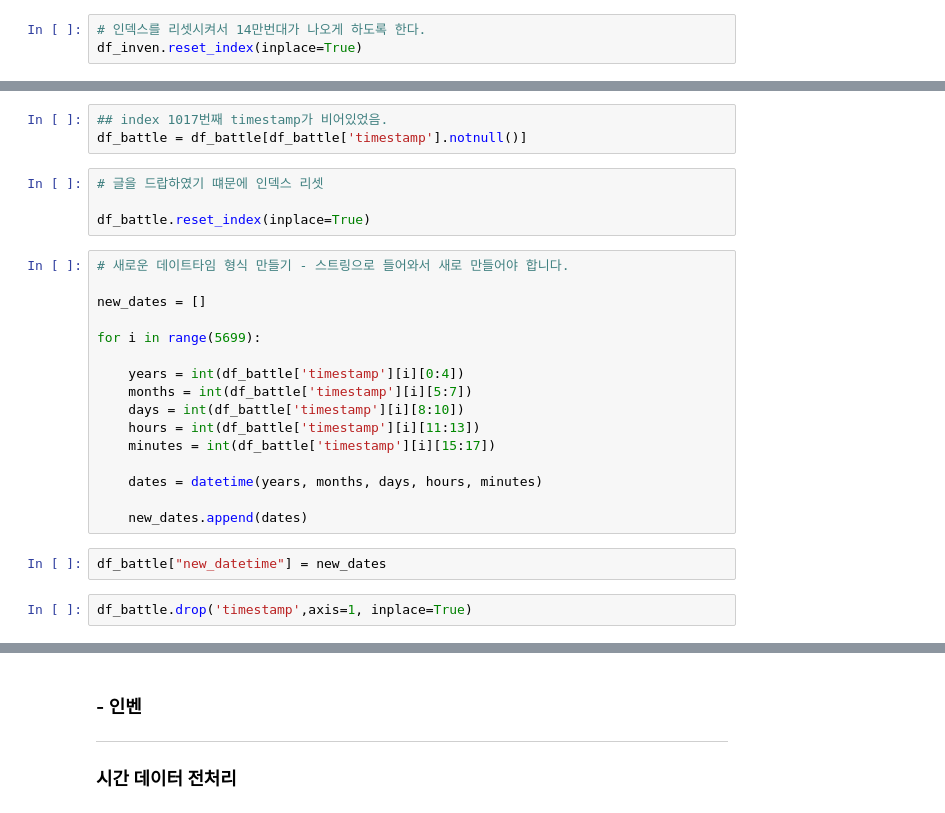
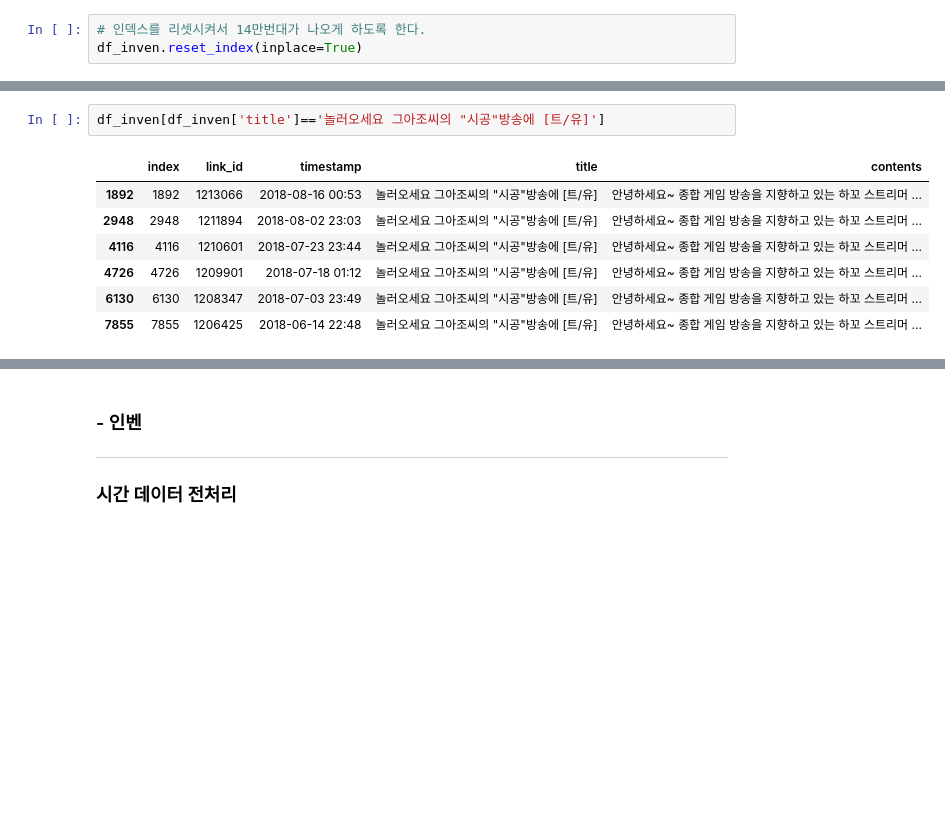
Before and after one commit to lovablebaby/userRequirementAnalysis, a Jupyter notebook: 1.3 data_Preprocessing .ipynb, the cells around one changed output, grey strips where cells are left out. Cells and saved outputs as stored; diff of their text form; blank space fills up the shorter version.

```diff
--- a/1.3 data_Preprocessing .ipynb
+++ b/1.3 data_Preprocessing .ipynb
@@ -89,27 +74,10 @@ df_battle.columns = ['link_id', 'user_id', 'timestamp', 'title', 'contents']
-# %%
-## index 1017번째 timestamp가 비어있었음.
-df_battle = df_battle[df_battle['timestamp'].notnull()]
-# %%
-# 글을 드랍하였기 떄문에 인덱스 리셋
-
-df_battle.reset_index(inplace=True)
-# %%
-# 새로운 데이트타임 형식 만들기 - 스트링으로 들어와서 새로 만들어야 합니다.
-
-new_dates = []
-
-for i in range(5699):
-
-    years = int(df_battle['timestamp'][i][0:4])
-    months = int(df_battle['timestamp'][i][5:7])
-    days = int(df_battle['timestamp'][i][8:10])
-    hours = int(df_battle['timestamp'][i][11:13])
-    minutes = int(df_battle['timestamp'][i][15:17])
-
-    dates = datetime(years, months, days, hours, minutes)
-
-    new_dates.append(dates)
-# %%
-df_battle["new_datetime"] = new_dates
-# %%
-df_battle.drop('timestamp',axis=1, inplace=True)
+# %%
+df_inven[df_inven['title']=='놀러오세요 그아조씨의 "시공"방송에 [트/유]']
+# %% [output]
+|  | index | link_id | timestamp | title | contents |
+| 1892 | 1892 | 1213066 | 2018-08-16 00:53 | 놀러오세요 그아조씨의 "시공"방송에 [트/유] | 안녕하세요~ 종합 게임 방송을 지향하고 있는 하꼬 스트리머 ... |
+| 2948 | 2948 | 1211894 | 2018-08-02 23:03 | 놀러오세요 그아조씨의 "시공"방송에 [트/유] | 안녕하세요~ 종합 게임 방송을 지향하고 있는 하꼬 스트리머 ... |
+| 4116 | 4116 | 1210601 | 2018-07-23 23:44 | 놀러오세요 그아조씨의 "시공"방송에 [트/유] | 안녕하세요~ 종합 게임 방송을 지향하고 있는 하꼬 스트리머 ... |
+| 4726 | 4726 | 1209901 | 2018-07-18 01:12 | 놀러오세요 그아조씨의 "시공"방송에 [트/유] | 안녕하세요~ 종합 게임 방송을 지향하고 있는 하꼬 스트리머 ... |
+| 6130 | 6130 | 1208347 | 2018-07-03 23:49 | 놀러오세요 그아조씨의 "시공"방송에 [트/유] | 안녕하세요~ 종합 게임 방송을 지향하고 있는 하꼬 스트리머 ... |
+| 7855 | 7855 | 1206425 | 2018-06-14 22:48 | 놀러오세요 그아조씨의 "시공"방송에 [트/유] | 안녕하세요~ 종합 게임 방송을 지향하고 있는 하꼬 스트리머 ... |
```
Also changed, not shown: parts of 28 cells of this notebook, 2 other files.
